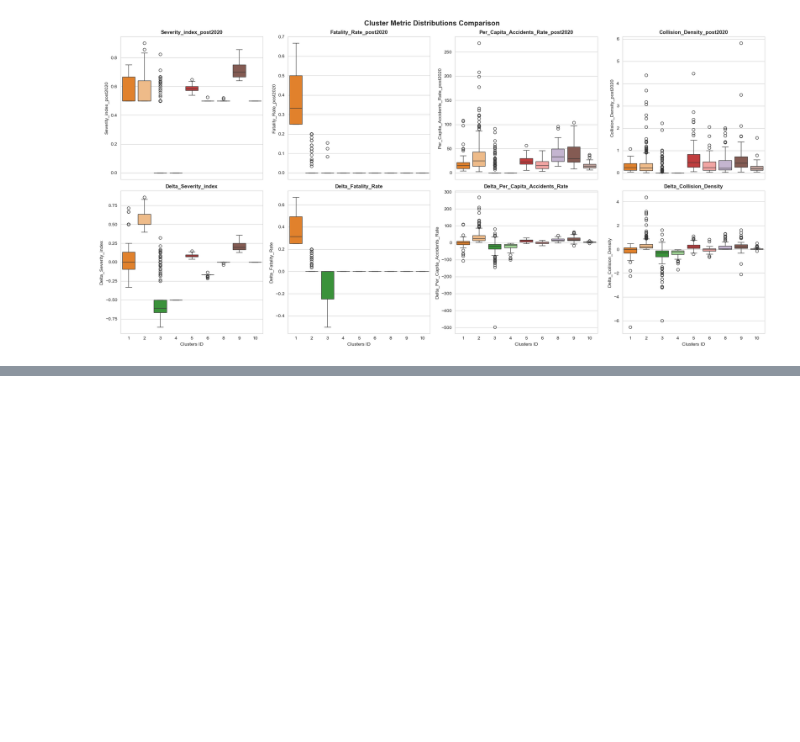
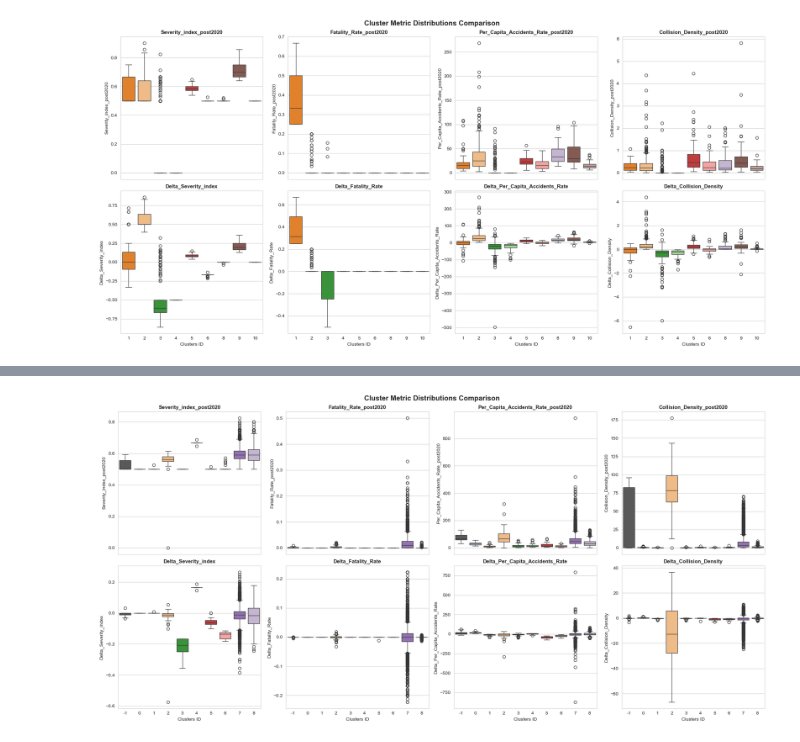
Before and after one commit to marcoboscato/ISTAT_traffic_analysis, a Jupyter notebook: analysis.ipynb, the cells around one changed output, grey strips where cells are left out. Cells and saved outputs as stored; diff of their text form; code cells hidden in the pictures; blank space fills up the shorter version.

```diff
--- a/analysis.ipynb
+++ b/analysis.ipynb
@@ -720,0 +721,2 @@ plt.show()
+# %%
+color_dict = plot_umap_clusters(df_comparison)
@@ -877,0 +911,4 @@ plot_scatterplot_metrics(df_comparison, target_clusters=[3, 4])
+# %%
+plot_boxplots_metrics(df_comparison_678, features_ml)
+# %% [output]
+[figure, added]
```
Also changed, not shown: parts of 34 cells of this notebook.
